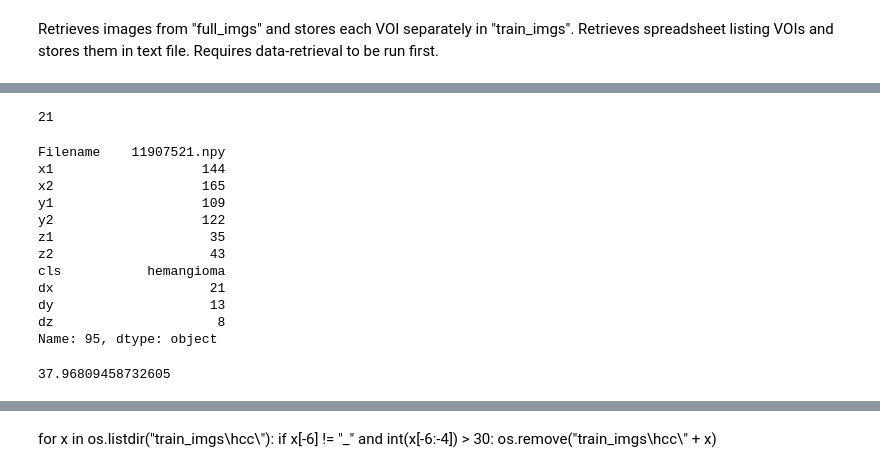
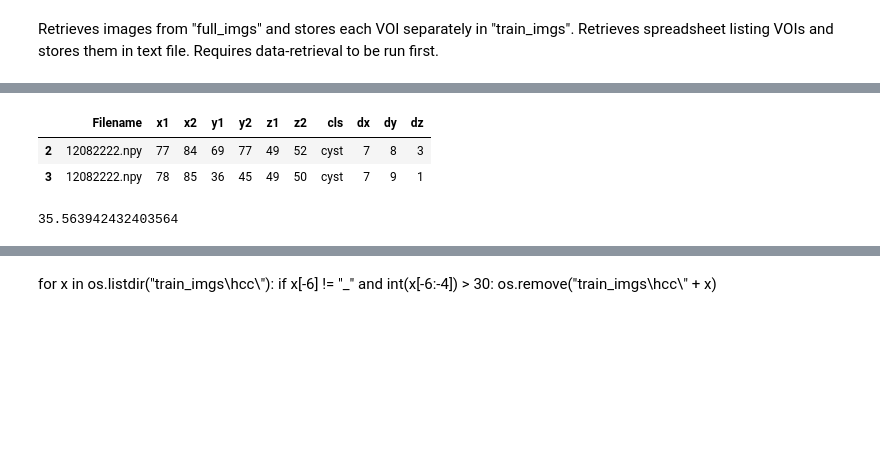
Before and after one commit to clintonjwang/voi-classifier, a Jupyter notebook: data-for-cls-only.ipynb, the cells around one changed output, grey strips where cells are left out. Saved outputs shown, nothing was run; the diff lists cells and outputs as text; code cells hidden in the pictures; blank space fills up the shorter version.

```diff
--- a/data-for-cls-only.ipynb
+++ b/data-for-cls-only.ipynb
@@ -126,26 +60,3 @@ def augment(img, final_size, num_samples = 40, translate=None):
                                  math.floor(crops[2]/2)*flip[2] + trans[2] : -math.ceil(crops[2]/2)*flip[2] + trans[2] : flip[2], :])
 
     return aug_imgs
-# %%
-for voi_num, voi in enumerate(vois.iterrows()):
-    print(voi[1])
-    break
-# %% [output]
-21
-# %%
-for _, voi in vois.iterrows():
-    print(voi)
-    break
-# %% [output]
-Filename    11907521.npy
-x1                   144
-x2                   165
-y1                   109
-y2                   122
-z1                    35
-z2                    43
-cls           hemangioma
-dx                    21
-dy                    13
-dz                     8
-Name: 95, dtype: object
@@ -152,40 +166,42 @@ Name: 95, dtype: object
+# %%
+voi_df[voi_df["Filename"] == "12082222.npy"]
+# %% [output]
+|  | Filename | x1 | x2 | y1 | y2 | z1 | z2 | cls | dx | dy | dz |
+| 2 | 12082222.npy | 77 | 84 | 69 | 77 | 49 | 52 | cyst | 7 | 8 | 3 |
+| 3 | 12082222.npy | 78 | 85 | 36 | 45 | 49 | 50 | cyst | 7 | 9 | 1 |
 # %%
 aug=True
 t = time.time()
 
-if not os.path.exists("train_imgs"):
-    os.makedirs("train_imgs")
-if not os.path.exists("test_imgs"):
-    os.makedirs("test_imgs")
+if not os.path.exists(C.aug_dir):
+    os.makedirs(C.aug_dir)
+if not os.path.exists(C.orig_dir):
+    os.makedirs(C.orig_dir)
 
 for img_fn in os.listdir("full_imgs\\"):
     img = np.load("full_imgs\\"+img_fn)
     vois = voi_df[voi_df["Filename"] == img_fn]
 
     for voi_num, voi in enumerate(vois.iterrows()):
-        cropped_imgs, classes = extract_voi(img, voi[1], final_size, aug=aug)
+        cropped_imgs, classes = extract_voi(img, copy.deepcopy(voi[1]), final_size, aug=aug)
 
-        for cl in set(classes):
-            subdir = "train_imgs\\"+cl
-            if not os.path.exists(subdir):
-                os.makedirs(subdir)
+        if not os.path.exists(C.orig_dir+classes[0]):
+            os.makedirs(C.orig_dir+classes[0])
+        if not os.path.exists(C.aug_dir+classes[0]):
+            os.makedirs(C.aug_dir+classes[0])
 
-            subdir = "test_imgs\\"+cl
-            if not os.path.exists(subdir):
-                os.makedirs(subdir)
-
-        for i in range(len(classes)):
-            np.save("train_imgs\\"+classes[i]+"\\"+img_fn[:-4]+"_"+str(voi_num)+"_"+str(i), cropped_imgs[i])
+        for i in range(len(cropped_imgs)):
+            np.save(C.aug_dir+classes[i]+"\\"+img_fn[:-4]+"_"+str(voi_num)+"_"+str(i), cropped_imgs[i])
 
         # Save unaugmented versions as well
         if aug:
-            cropped_imgs, classes = extract_voi(img, voi[1], final_size, aug=False)
+            cropped_imgs, classes = extract_voi(img, copy.deepcopy(voi[1]), final_size, aug=False)
             for i in range(len(classes)):
-                np.save("test_imgs\\"+classes[i]+"\\"+img_fn[:-4]+"_"+str(i), cropped_imgs[i])
+                np.save(C.orig_dir+classes[i]+"\\"+img_fn[:-4]+"_"+str(i), cropped_imgs[i])
 
 print(time.time()-t)
 # %% [output]
-37.96809458732605
+35.563942432403564
 # %%
 pd.value_counts(voi_df['cls'])
 # %% [output]
```
Also changed, not shown: parts of 8 cells of this notebook, 7 other files.
